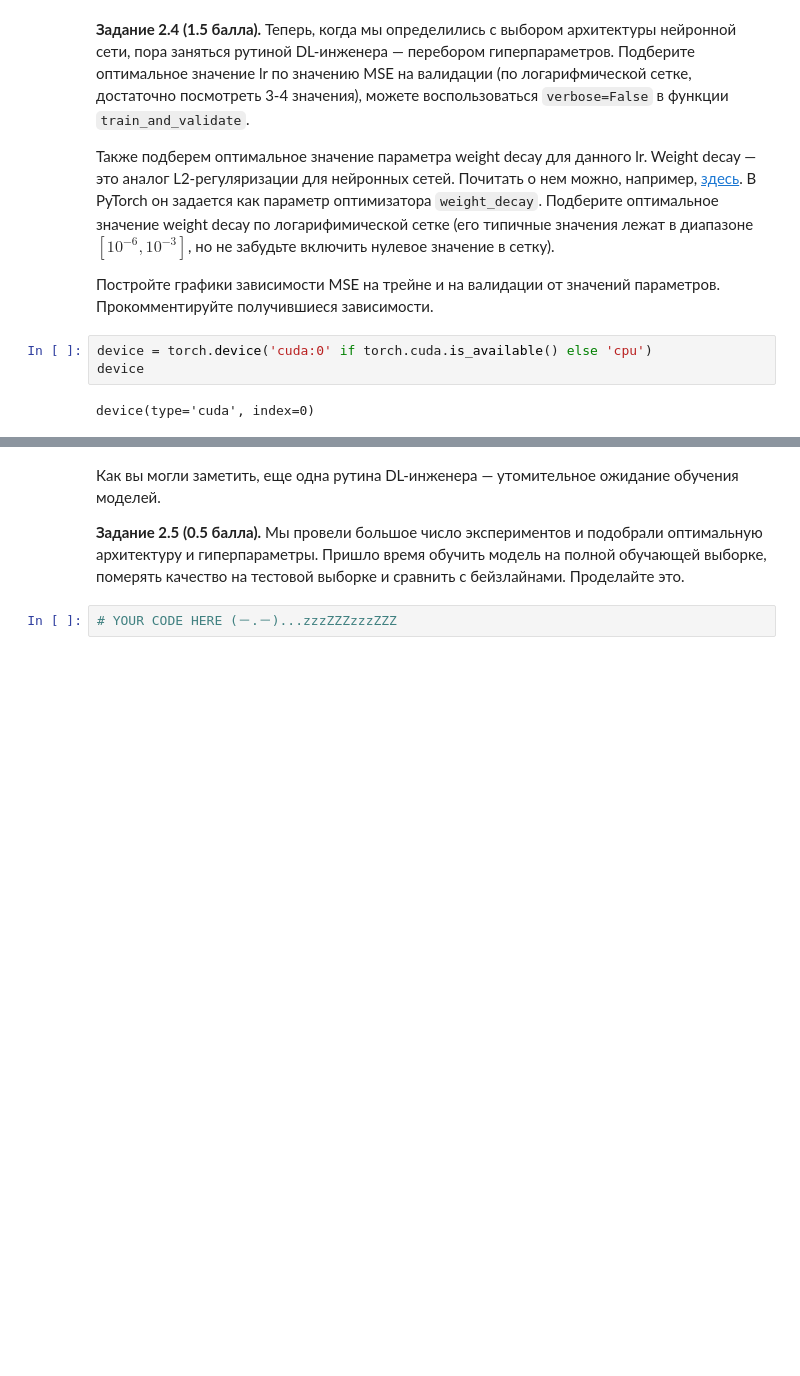
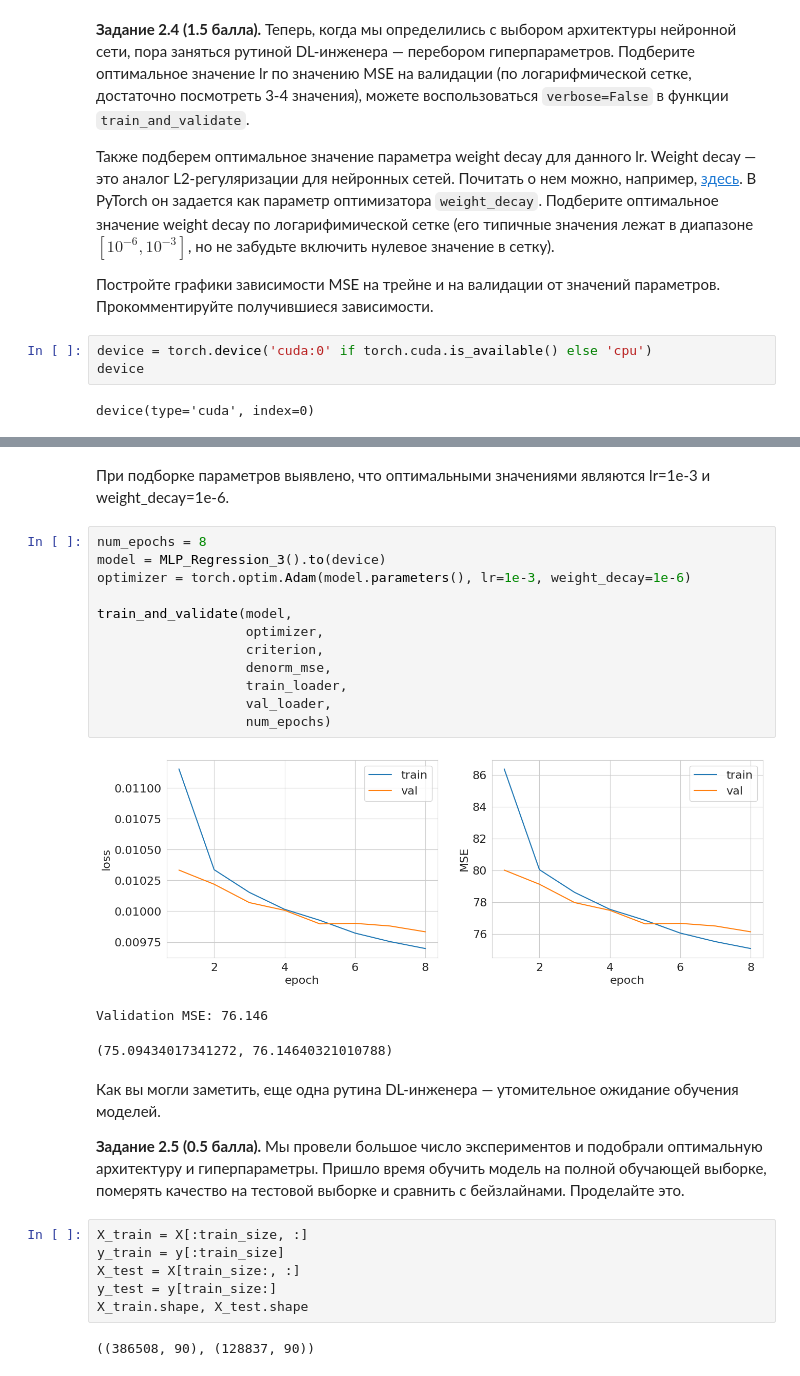
Before and after one commit to Kulikov17/MLDS_DL, a Jupyter notebook: HW1/mlp-light.ipynb, the cells around one changed output, grey strips where cells are left out. Saved outputs shown, nothing was run; the diff lists cells and outputs as text; blank space fills up the shorter version.

```diff
--- a/HW1/mlp-light.ipynb
+++ b/HW1/mlp-light.ipynb
@@ -678,6 +693,30 @@ NameError: ignored
+# %% [markdown]
+При подборке параметров выявлено, что оптимальными значениями являются lr=1e-3 и weight_decay=1e-6.
+# %%
+num_epochs = 8
+model = MLP_Regression_3().to(device)
+optimizer = torch.optim.Adam(model.parameters(), lr=1e-3, weight_decay=1e-6)
+
+train_and_validate(model,
+                   optimizer,
+                   criterion,
+                   denorm_mse,
+                   train_loader,
+                   val_loader,
+                   num_epochs)
+# %% [output]
+[figure, added]
+Validation MSE: 76.146
+(75.09434017341272, 76.14640321010788)
 # %% [markdown]
 Как вы могли заметить, еще одна рутина DL-инженера &mdash; утомительное ожидание обучения моделей.
 
 **Задание 2.5 (0.5 балла).** Мы провели большое число экспериментов и подобрали оптимальную архитектуру и гиперпараметры. Пришло время обучить модель на полной обучающей выборке, померять качество на тестовой выборке и сравнить с бейзлайнами. Проделайте это.
 # %%
-# YOUR CODE HERE (－.－)...zzzZZZzzzZZZ
+X_train = X[:train_size, :]
+y_train = y[:train_size]
+X_test = X[train_size:, :]
+y_test = y[train_size:]
+X_train.shape, X_test.shape
+# %% [output]
+((386508, 90), (128837, 90))
```
Also changed, not shown: parts of 5 cells of this notebook.
